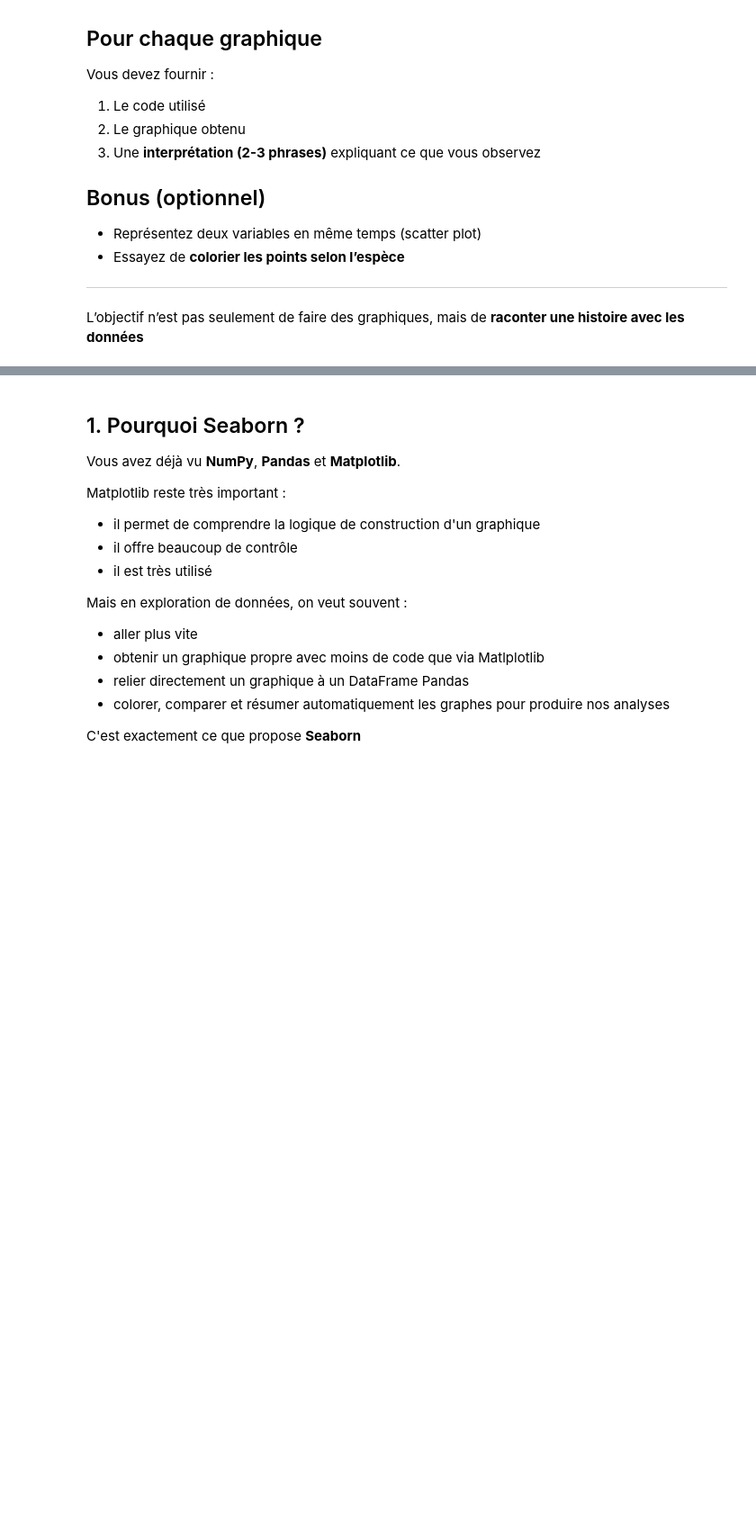
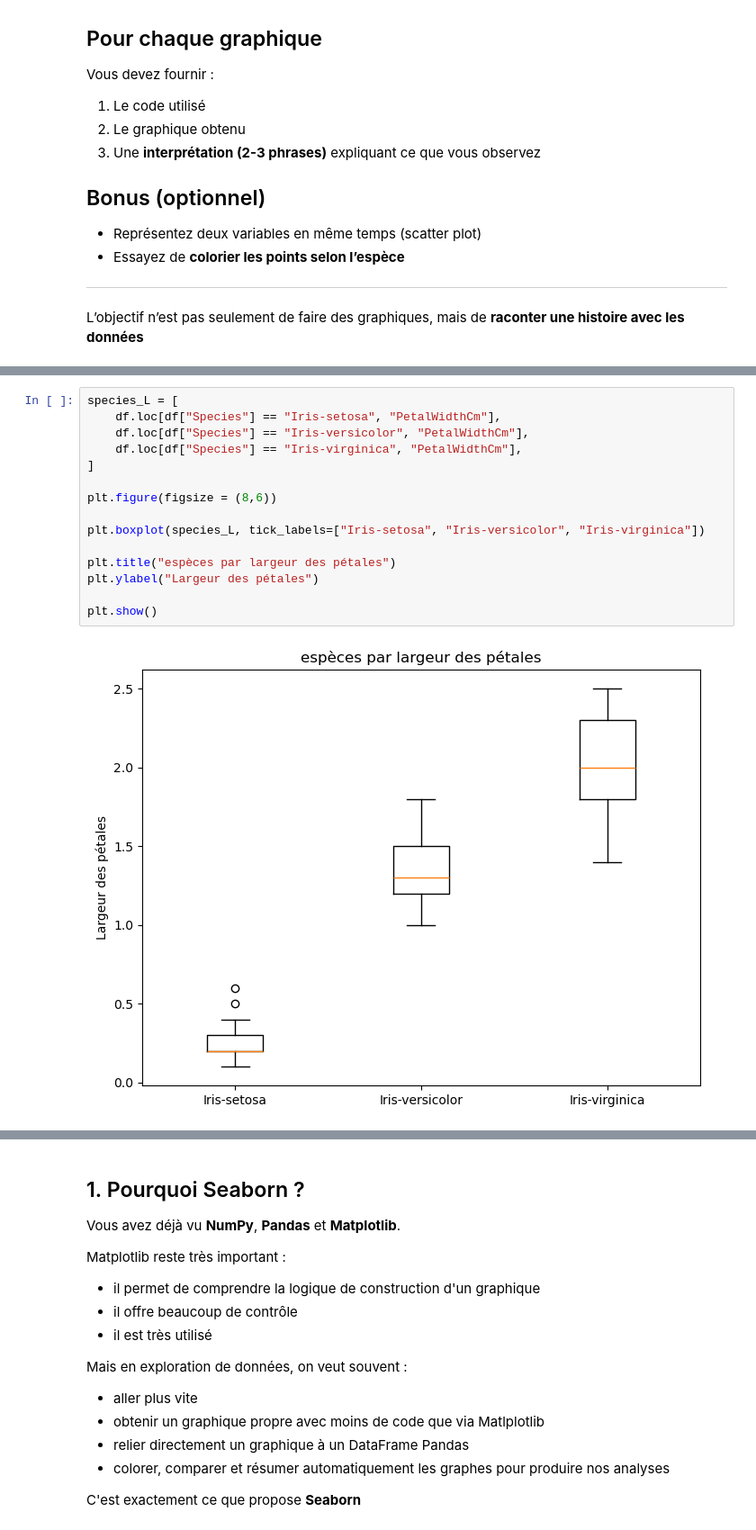
Before and after one commit to benayedyassine/python-data-science-epf-2026, a Jupyter notebook: notebooks/05_Seaborn_et_projet_chocolate_sales.ipynb, the cells around one changed output, grey strips where cells are left out. Shown at 90% size. Drawn from its saved outputs; the diff is of its cells as text; blank space fills up the shorter version.

```diff
--- a/notebooks/05_Seaborn_et_projet_chocolate_sales.ipynb
+++ b/notebooks/05_Seaborn_et_projet_chocolate_sales.ipynb
@@ -81,0 +152,17 @@ L’objectif n’est pas seulement de faire des graphiques, mais de **raconter u
+# %%
+species_L = [
+    df.loc[df["Species"] == "Iris-setosa", "PetalWidthCm"],
+    df.loc[df["Species"] == "Iris-versicolor", "PetalWidthCm"],
+    df.loc[df["Species"] == "Iris-virginica", "PetalWidthCm"],
+]
+
+plt.figure(figsize = (8,6))
+
+plt.boxplot(species_L, tick_labels=["Iris-setosa", "Iris-versicolor", "Iris-virginica"])
+
+plt.title("espèces par largeur des pétales")
+plt.ylabel("Largeur des pétales")
+
+plt.show()
+# %% [output]
+[figure, added]
```
Also changed, not shown: parts of 29 cells of this notebook, 2 other files.
